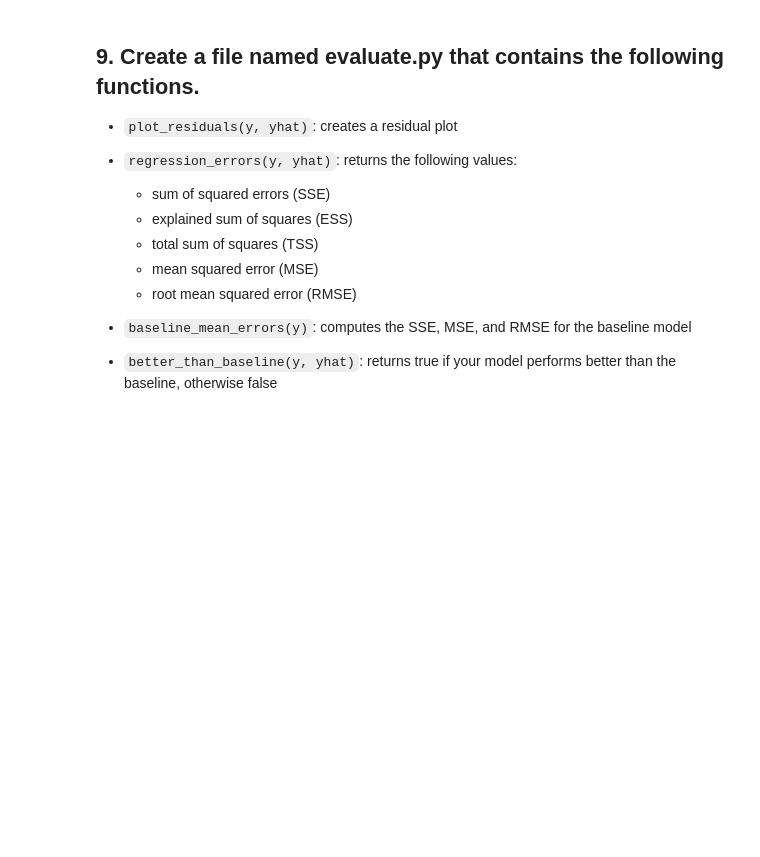
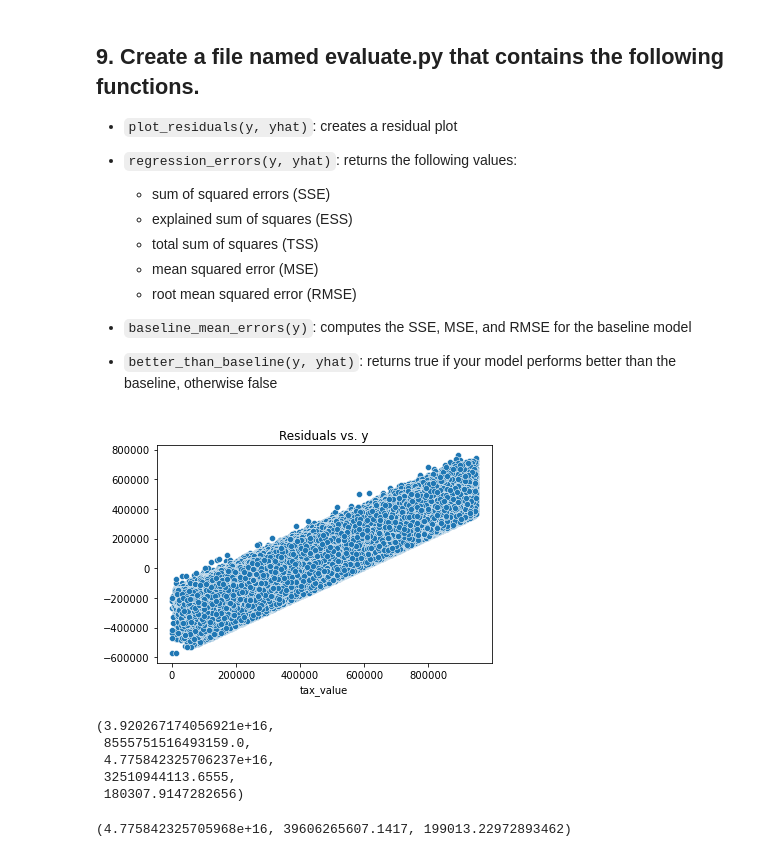
Before and after one commit to markydoug/regression-exercises, a Jupyter notebook: evaluate.ipynb, the cells around one changed output. Cells and saved outputs as stored; diff of their text form; code cells hidden in the pictures; blank space fills up the shorter version.

Commit message:
Correct errors in functions

````diff
--- a/evaluate.ipynb
+++ b/evaluate.ipynb
@@ -104,2 +111,6 @@ RMSE - baseline = 199013.22972893462
 # %% [markdown]
 ## 5. Calculate the sum of squared errors, mean squared error, and root mean squared error for the baseline model (i.e. a model that always predicts the average taxvaluedollarcnt amount).
+# %%
+train['yhat_baseline'] = y_train.mean()
+# %%
+train['residual_baseline'] = train['yhat_baseline'] - y_train
@@ -159,3 +183,13 @@ Explained Variance = 0.17914644020884785
     - root mean squared error (RMSE)
 - ```baseline_mean_errors(y)```: computes the SSE, MSE, and RMSE for the baseline model
 - ```better_than_baseline(y, yhat)```: returns true if your model performs better than the baseline, otherwise false
+# %%
+def plot_residuals(y, yhat):
+    residuals = y - yhat
+    sns.scatterplot(x=y, y=residuals)
+    plt.title('Residuals vs. y')
+    plt.show()
+# %%
+plot_residuals(train.tax_value, train.yhat)
+# %% [output]
+[figure, added]
@@ -161,0 +205,8 @@ Explained Variance = 0.17914644020884785
+# %%
+regression_errors(train.tax_value, train.yhat)
+# %% [output]
+(3.920267174056921e+16,
+ 8555751516493159.0,
+ 4.775842325706237e+16,
+ 32510944113.6555,
+ 180307.9147282656)
@@ -161,0 +222,4 @@ Explained Variance = 0.17914644020884785
+# %%
+baseline_mean_errors(y_train)
+# %% [output]
+(4.775842325705968e+16, 39606265607.1417, 199013.22972893462)
````
Also changed, not shown: parts of 26 cells of this notebook.
